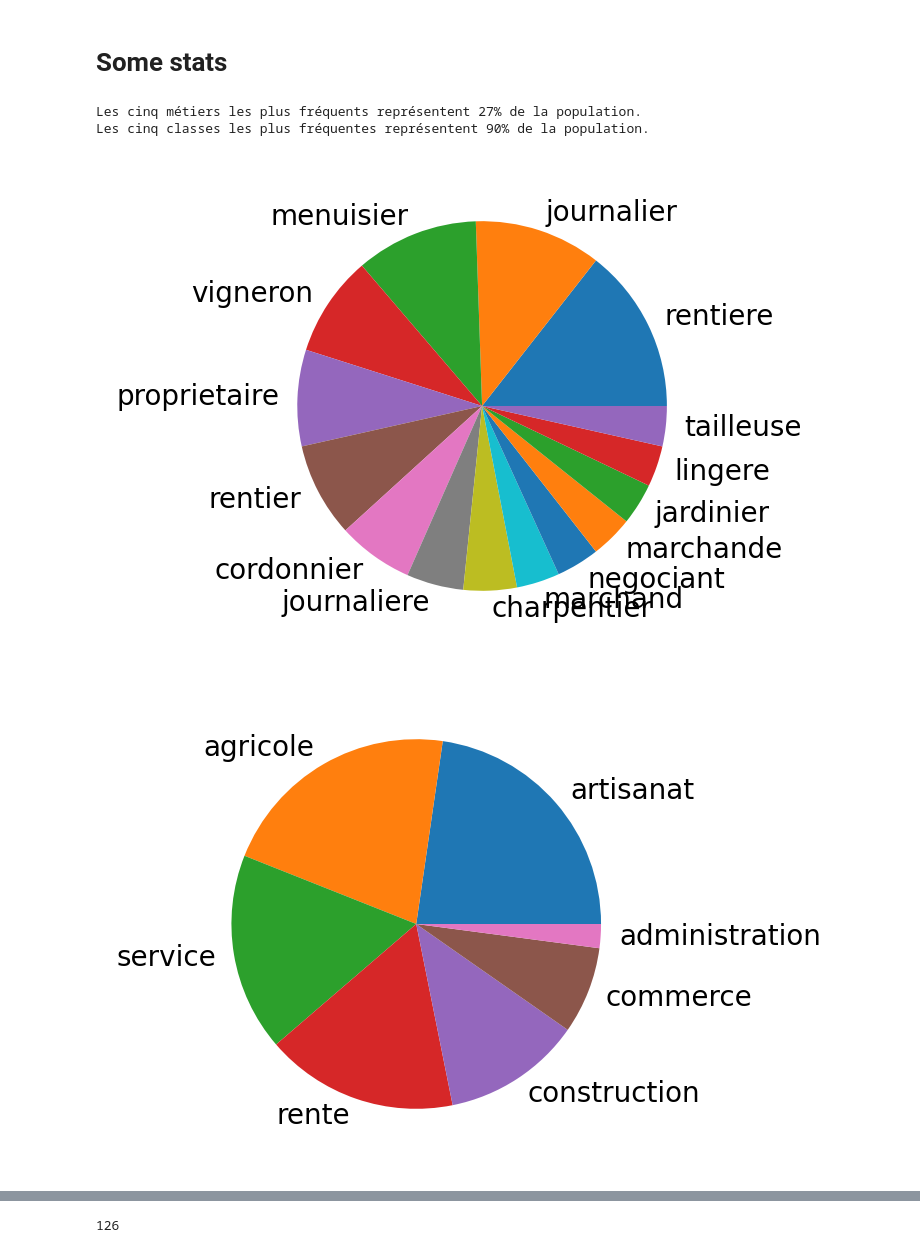
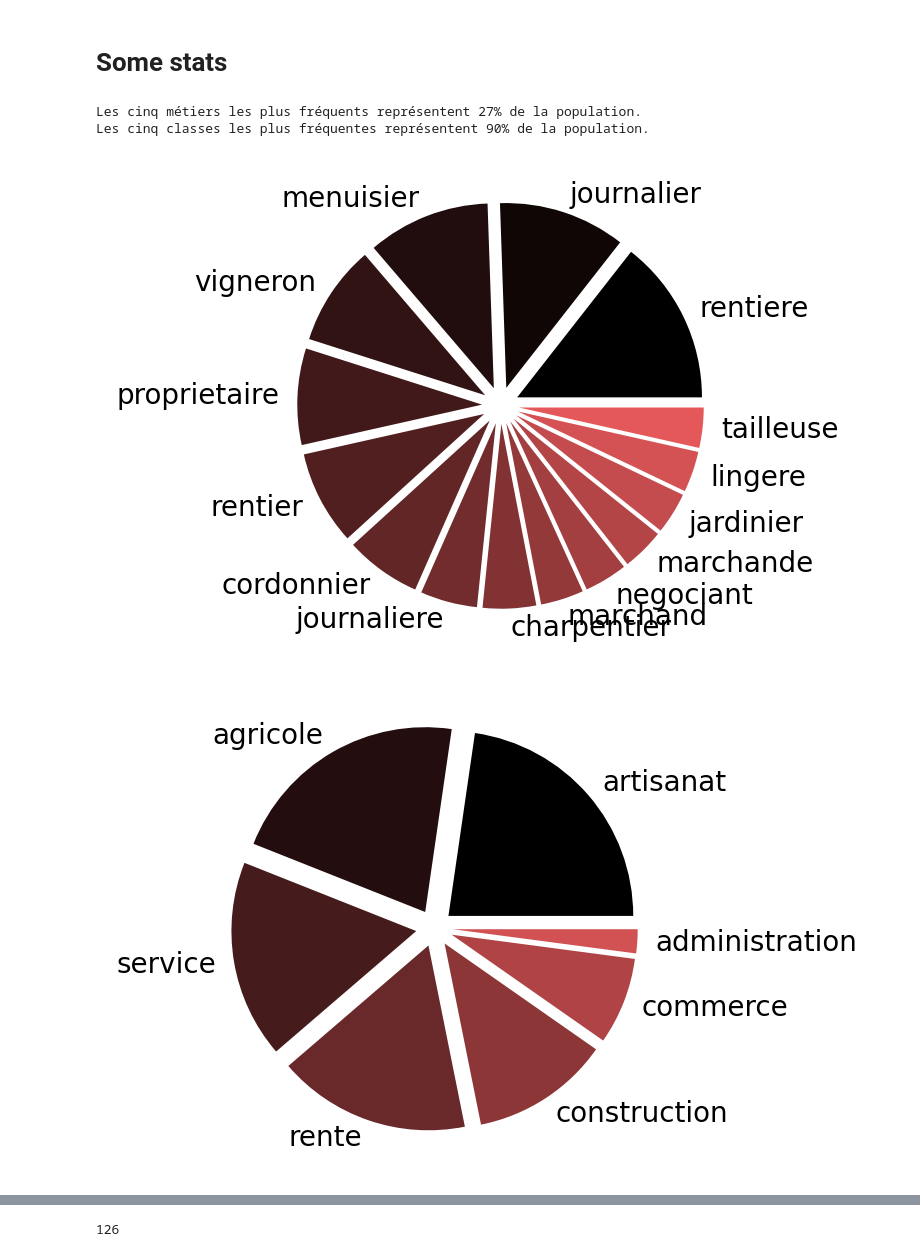
Before and after one commit to ozan-guven/HUM-450-Project, a Jupyter notebook: statistiques_metiers.ipynb, the cells around one changed output, grey strips where cells are left out. Drawn from its saved outputs; the diff is of its cells as text; code cells hidden in the pictures.

Commit message:
changé la couleur du pie plot

```diff
--- a/statistiques_metiers.ipynb
+++ b/statistiques_metiers.ipynb
@@ -17,7 +17,7 @@ def plot_most_common_values(df:pd.DataFrame, col_name: str, n:int = None, kind:
         plt.figure(figsize=(10,3),dpi=200)
     else:
         plt.figure(figsize=(3,3),dpi=200)
-    df[col_name].value_counts().head(n).plot(kind=kind)
+    df[col_name].value_counts().head(n).plot(kind=kind,colors=get_color_list(plt.cm.RdPu_r, n=n),explode=[0.1]*n)
     plt.ylabel("")
 
 def plot_representative(df:pd.DataFrame, col_name: str, xlabel: str, filename: str = None) -> None:
@@ -36,6 +36,23 @@ def plot_representative(df:pd.DataFrame, col_name: str, xlabel: str, filename: s
     plt.grid(visible=True, which="both")
     if filename is not None:
         plt.savefig(filename, bbox_inches="tight")
+
+def get_color(steps):
+    result = []
+    base_color = np.array([.96, .37, .38])
+    for i in range(n):
+        #result.append(c*i/n)
+        result.append([int(base_color[j] + (255 - base_color[j]) * (i / (steps - 1))) for j in range(3)])
+    return result
+
+def get_color_list(cmap, n):
+
+    return get_color(n)
+
+    values = np.linspace(0, 1, n)
+    colors = cmap(values)
+    colors = [color[:3] for color in colors]
+    return colors
 # %% [markdown]
 # Preparing the data
 # %%
@@ -58,21 +75,21 @@ recensement = recensement.assign(chef_vocation_categorie=split_vals).explode('ch
 # %%
 X_vocation = count_most_common_values(df=recensement, col_name="chef_vocation_norm_2", n=5)
 Y_vocation = count_most_common_values(df=recensement, col_name="chef_vocation_norm_2")
 print(f"Les cinq métiers les plus fréquents représentent {X_vocation/Y_vocation*100:.0f}% de la population.")
 plot_most_common_values(df=recensement, col_name="chef_vocation_norm_2", n=15, kind="pie")
 
 X_categorie = count_most_common_values(df=recensement, col_name="chef_vocation_categorie", n=5)
 Y_categorie = count_most_common_values(df=recensement, col_name="chef_vocation_categorie")
 print(f"Les cinq classes les plus fréquentes représentent {X_categorie/Y_categorie*100:.0f}% de la population.")
-plot_most_common_values(df=recensement, col_name="chef_vocation_categorie", n=50, kind="pie")
+plot_most_common_values(df=recensement, col_name="chef_vocation_categorie", n=7, kind="pie")
 
 plot_representative(recensement, "chef_vocation_norm_2", xlabel="Nombre de métiers étudiés", filename="./plots/pop_representee_vs_metiers.png")
 plot_representative(recensement, "chef_vocation_categorie", xlabel="Nombre de classes de métiers étudiées", filename="./plots/pop_representee_vs_classes.png")
 # %% [output]
 Les cinq métiers les plus fréquents représentent 27% de la population.
 Les cinq classes les plus fréquentes représentent 90% de la population.
-[figure, old version]
+[figure, new version]
-[figure, old version]
+[figure, new version]
 [figure]
 [figure]
 # %%
```
Also changed, not shown: parts of 1 cell of this notebook.
